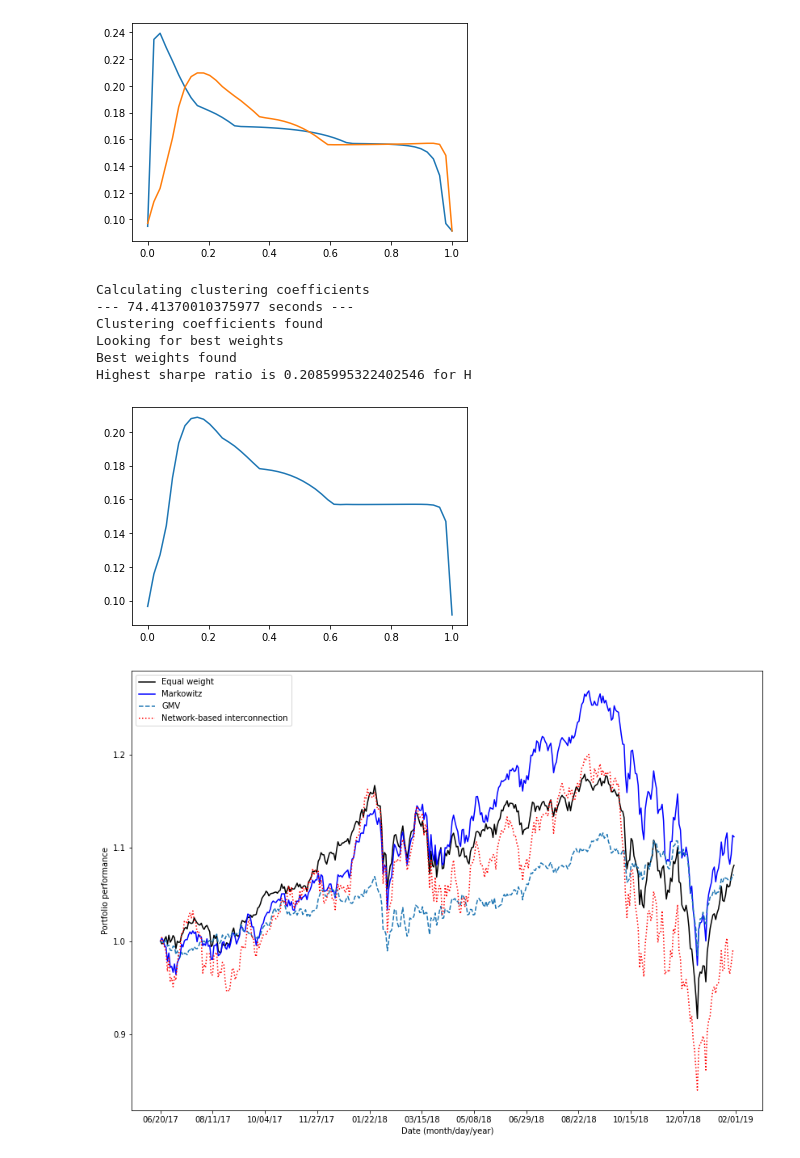
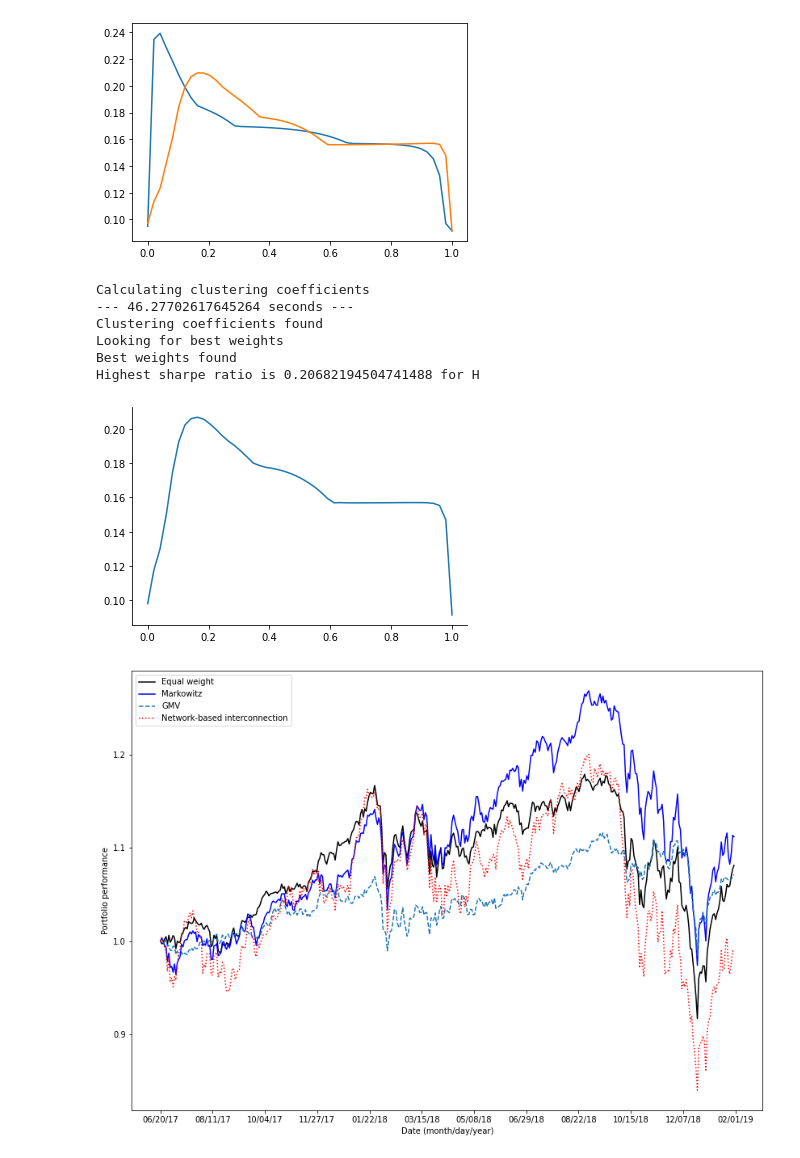
Before and after one commit to joonaskaraila/Portfolio_optimization, a Jupyter notebook: Portfolio_optimization.ipynb, the cells around one changed output. Saved outputs shown, nothing was run; the diff lists cells and outputs as text; code cells hidden in the pictures.

Commit message:
Implemented testing for number of s in calculating H

```diff
--- a/Portfolio_optimization.ipynb
+++ b/Portfolio_optimization.ipynb
@@ -259,48 +259,48 @@ def parallel_average_clustering(correlation_matrix,number_of_s):
     Cis = np.reshape(Cis,(1,len(correlation_matrix)))
     return Cis
 
-def calculate_H(returns):
+def calculate_H(returns,number_of_s=50):
     # Returns is a dataframe with logarithmic returns of all stocks
     correlations = np.corrcoef(returns,rowvar=0)
 
     # Calculate C
     print("Calculating clustering coefficients")
     start_time = time.time()
-    Cis = parallel_average_clustering(correlations,9)
+    Cis = parallel_average_clustering(correlations,number_of_s)
     print("--- %s seconds ---" % (time.time() - start_time))
     print("Clustering coefficients found")
 
     cis = np.multiply(Cis,np.transpose(Cis))
     np.fill_diagonal(cis,1)
 
     # Calculate delta
     stds = np.std(returns,axis=0)
     delta_diag = stds/np.sqrt(np.sum(np.square(stds)))
     delta = np.diag(delta_diag)
 
     # Calculate H
     H = np.matmul(np.matmul(np.transpose(delta),cis),delta)
     return H
 
-H = calculate_H(training_returns)
+H = calculate_H(training_returns,3)
 H = np.array(H)
 best_weights = get_highest_sharpe_weights(Sigma,mu,50,1,True,H)
 best_return = np.dot(mu,best_weights)
 best_vol = np.sqrt(np.dot(best_weights.T, np.dot(Sigma, best_weights)))
 best_sharpe = (best_return-training_logrf)/best_vol
 print('Highest sharpe ratio is {} for H'.format(best_sharpe))
 
 # Save H to optimize in MATLAB
 #H_df = pd.DataFrame(H)
 #H_df.to_csv('training_H_small_ns',index=False)
 # %% [output]
 Calculating clustering coefficients
---- 74.41370010375977 seconds ---
+--- 46.27702617645264 seconds ---
 Clustering coefficients found
 Looking for best weights
 Best weights found
-Highest sharpe ratio is 0.2085995322402546 for H
+Highest sharpe ratio is 0.20682194504741488 for H
-[figure, old version]
+[figure, new version]
 # %%
 # Plot portfolio performance over testing data
 figure(figsize=(14,10))
```
Also changed, not shown: parts of 3 cells of this notebook.
